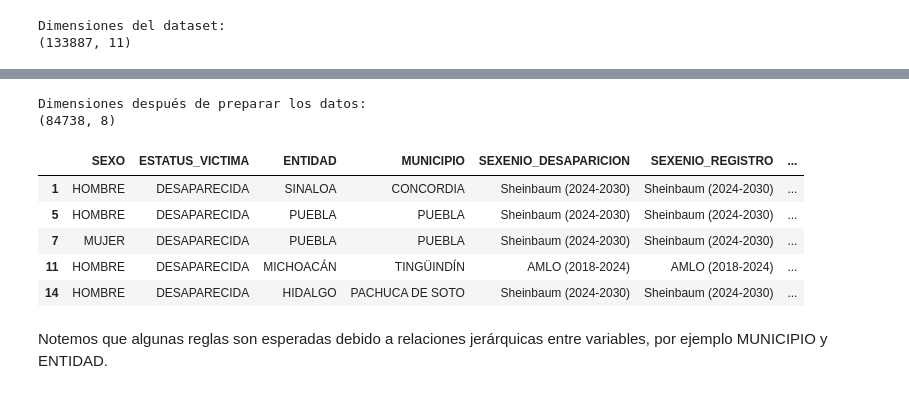
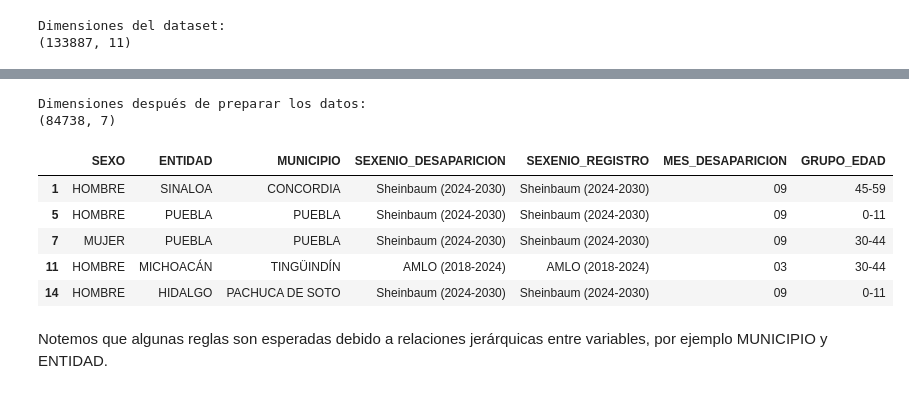
Before and after one commit to steve-quezada/Tareas_Almacenes-y-Mineria-de-Datos, a Jupyter notebook: Tarea03/Tarea 3.ipynb, the cells around one changed output, grey strips where cells are left out. Saved outputs shown, nothing was run; the diff lists cells and outputs as text; code cells hidden in the pictures.

```diff
--- a/Tarea03/Tarea 3.ipynb
+++ b/Tarea03/Tarea 3.ipynb
@@ -4,6 +4,9 @@ import numpy as np
 from math import ceil
 from collections import defaultdict
 from itertools import combinations
+import mlxtend
+
+pd.set_option('display.max_colwidth', None)
 # %%
 RUTA_DATASET = "dataset/data_secretariado.csv"
 # %%
@@ -113,41 +124,45 @@ edad = edad.where((edad >= 0) & (edad <= 120))
 bins_edad   = [-np.inf, 11, 17, 29, 44, 59, np.inf]
 labels_edad = ["0-11", "12-17", "18-29", "30-44", "45-59", "60+"]
 data["GRUPO_EDAD"] = (
     pd.cut(edad, bins=bins_edad, labels=labels_edad)
     .astype(str)
     .replace("nan", "DESCONOCIDO")
 )
 
 # ─── Selección de columnas para Apriori ───────────────────────────────────────
 # Solo incluimos variables categóricas o ya discretizadas.
 # Se excluye ORIGEN_REPORTE porque está altamente correlacionado con ENTIDAD
 # y generaría reglas triviales del tipo "reporte de Puebla → entidad Puebla".
+# Se excluye ESTATUS_VICTIMA porque el 94.27% de los registros (tras filtrar
+# confidenciales) corresponden a DESAPARECIDA, lo que lo convierte en un ítem
+# casi universal. Su presencia generaría reglas trivialmente verdaderas con
+# confianza artificialmente alta, sin aportar información real sobre el fenómeno.
 # Se excluyen las fechas crudas y los IDs.
 COLUMNAS_ITEMS = [
     "SEXO",
-    "ESTATUS_VICTIMA",
+    #"ESTATUS_VICTIMA", # descomentar si INCLUIR_CONFIDENCIALES = true
     "ENTIDAD",
     "MUNICIPIO",
     "SEXENIO_DESAPARICION",
     "SEXENIO_REGISTRO",
     "MES_DESAPARICION",
     "GRUPO_EDAD",
 ]
 
 data_apriori = data[COLUMNAS_ITEMS].copy()
 
 print("Dimensiones después de preparar los datos:")
 print(data_apriori.shape)
 data_apriori.head()
 # %% [output]
 Dimensiones después de preparar los datos:
-(84738, 8)
+(84738, 7)
-|  | SEXO | ESTATUS_VICTIMA | ENTIDAD | MUNICIPIO | SEXENIO_DESAPARICION | SEXENIO_REGISTRO | ... |
-| 1 | HOMBRE | DESAPARECIDA | SINALOA | CONCORDIA | Sheinbaum (2024-2030) | Sheinbaum (2024-2030) | ... |
-| 5 | HOMBRE | DESAPARECIDA | PUEBLA | PUEBLA | Sheinbaum (2024-2030) | Sheinbaum (2024-2030) | ... |
-| 7 | MUJER | DESAPARECIDA | PUEBLA | PUEBLA | Sheinbaum (2024-2030) | Sheinbaum (2024-2030) | ... |
-| 11 | HOMBRE | DESAPARECIDA | MICHOACÁN | TINGÜINDÍN | AMLO (2018-2024) | AMLO (2018-2024) | ... |
-| 14 | HOMBRE | DESAPARECIDA | HIDALGO | PACHUCA DE SOTO | Sheinbaum (2024-2030) | Sheinbaum (2024-2030) | ... |
+|  | SEXO | ENTIDAD | MUNICIPIO | SEXENIO_DESAPARICION | SEXENIO_REGISTRO | MES_DESAPARICION | GRUPO_EDAD |
+| 1 | HOMBRE | SINALOA | CONCORDIA | Sheinbaum (2024-2030) | Sheinbaum (2024-2030) | 09 | 45-59 |
+| 5 | HOMBRE | PUEBLA | PUEBLA | Sheinbaum (2024-2030) | Sheinbaum (2024-2030) | 09 | 0-11 |
+| 7 | MUJER | PUEBLA | PUEBLA | Sheinbaum (2024-2030) | Sheinbaum (2024-2030) | 09 | 30-44 |
+| 11 | HOMBRE | MICHOACÁN | TINGÜINDÍN | AMLO (2018-2024) | AMLO (2018-2024) | 03 | 30-44 |
+| 14 | HOMBRE | HIDALGO | PACHUCA DE SOTO | Sheinbaum (2024-2030) | Sheinbaum (2024-2030) | 09 | 0-11 |
 # %% [markdown]
 Notemos que algunas reglas son esperadas debido a relaciones jerárquicas entre variables, por ejemplo MUNICIPIO y ENTIDAD.
 # %%
```
Also changed, not shown: parts of 51 cells of this notebook.
